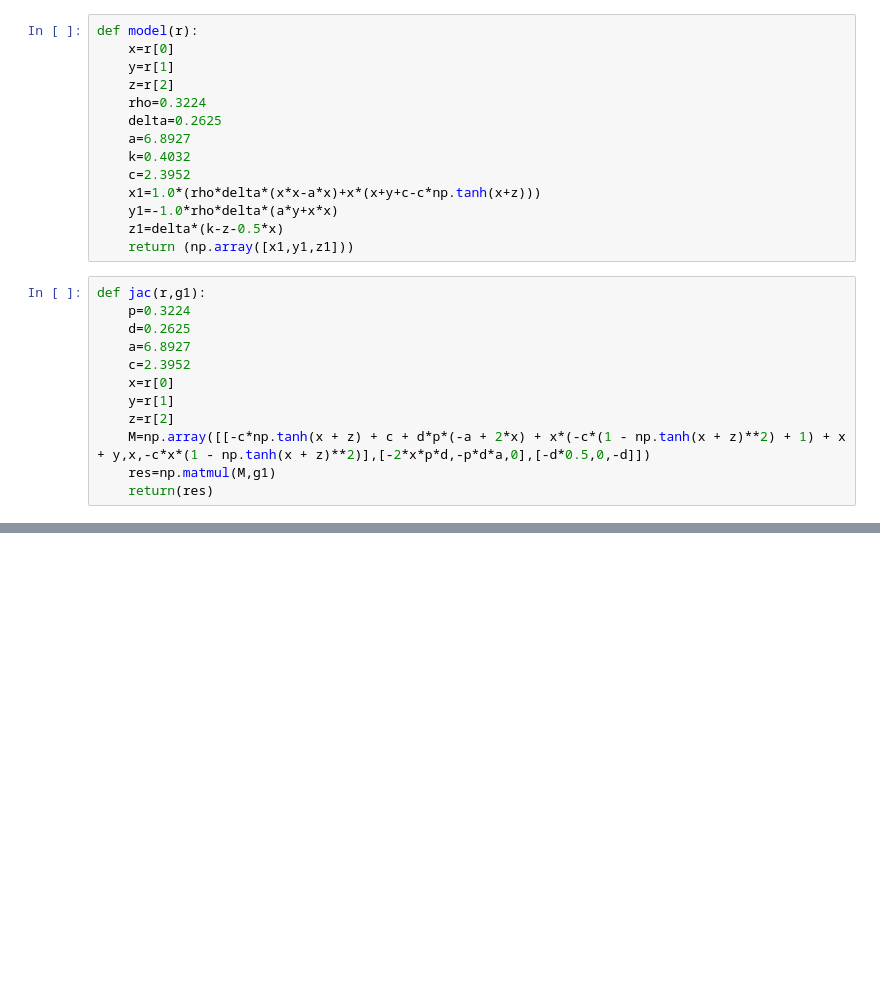
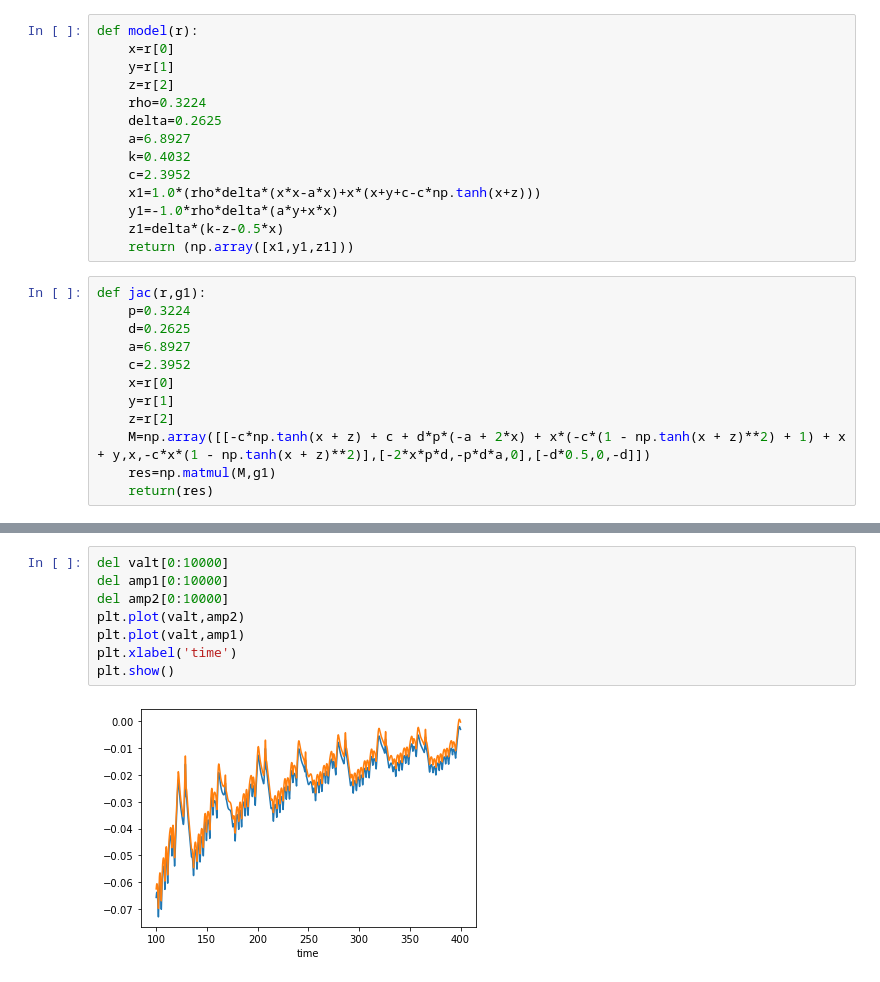
Before and after one commit to tdejardi96/Miscellaneous, a Jupyter notebook: lyapunov2.ipynb, the cells around one changed output, grey strips where cells are left out. Drawn from its saved outputs; the diff is of its cells as text; blank space fills up the shorter version.

```diff
--- a/lyapunov2.ipynb
+++ b/lyapunov2.ipynb
@@ -76,0 +102,10 @@ plt.show()
+# %%
+del valt[0:10000]
+del amp1[0:10000]
+del amp2[0:10000]
+plt.plot(valt,amp2)
+plt.plot(valt,amp1)
+plt.xlabel('time')
+plt.show()
+# %% [output]
+[figure, added]
```
Also changed, not shown: parts of 4 cells of this notebook.
